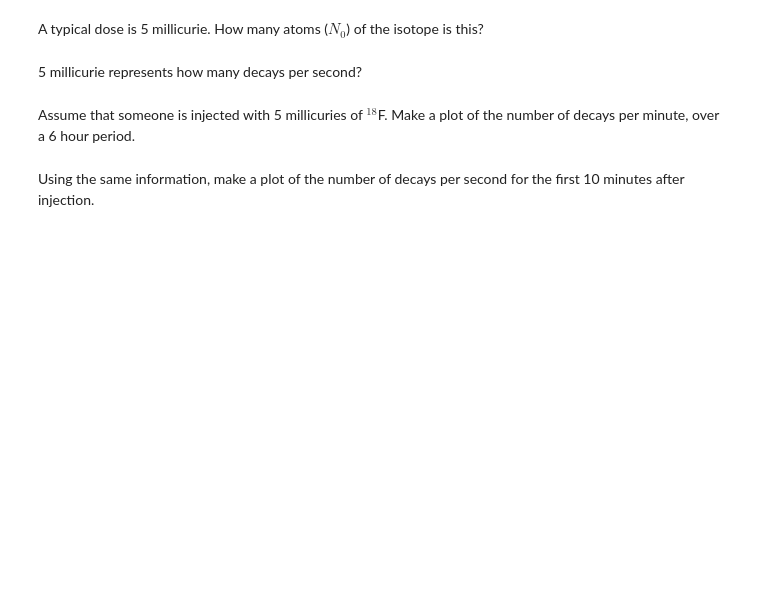
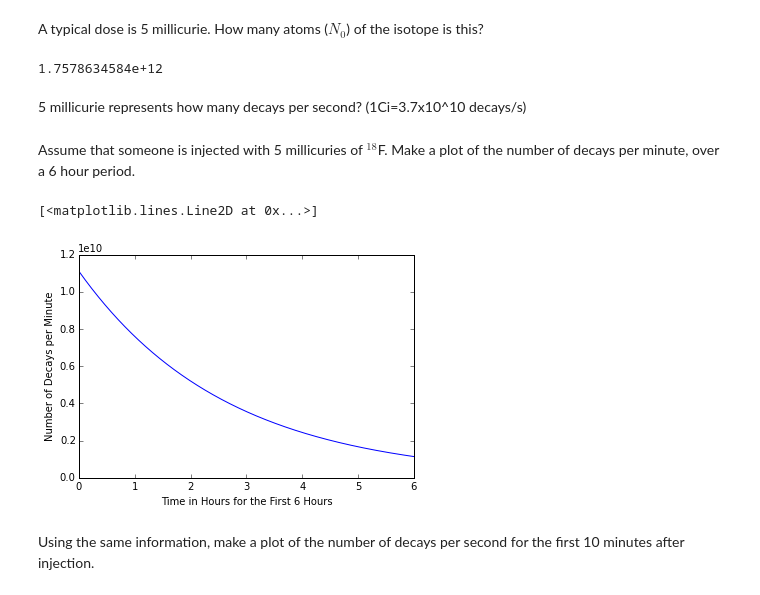
Before and after one commit to mattbellis/Siena_College_Physics_Jess_Muenkel, a Jupyter notebook: medical_physics/PET and CT scans.ipynb, the cells around one changed output. Cells and saved outputs as stored; diff of their text form; code cells hidden in the pictures; blank space fills up the shorter version.

Commit message:
Made Plots

```diff
--- a/medical_physics/PET and CT scans.ipynb
+++ b/medical_physics/PET and CT scans.ipynb
@@ -7,2 +5,6 @@ f_lifetime = None
+# %%
+f_lifetime_min = 109.771
+f_lifetime_sec = 109.771*60
+f_lifetime_micro=109.771*60*1e6
 # %% [markdown]
 A typical dose is 5 millicurie. How many atoms ($N_0$) of the isotope is this?
@@ -11,2 +11,12 @@ N0 = None
+# %%
+import math
+k_min=math.log(2)/f_lifetime_min
+k_sec=math.log(2)/f_lifetime_sec
+k_micro=math.log(2)/f_lifetime_micro
+N0 = 1.85e8/k_sec
+print N0
+# %% [output]
+1.7578634584e+12
 # %% [markdown]
 5 millicurie represents how many decays per second?
+    (1Ci=3.7x10^10 decays/s)
@@ -15,2 +23,4 @@ n_decays_second = None
+# %%
+n_decays_second = 1.85e8
 # %% [markdown]
 Assume that someone is injected with 5 millicuries of $^{18}$F. Make a plot of the number of decays per minute, over a 6 hour period.
@@ -19,2 +27,29 @@ Assume that someone is injected with 5 millicuries of $^{18}$F. Make a plot of t
+# %%
+import numpy as np
+
+#import matplotlib as mpl
+#from mpl_toolkits.mplot3d import Axes3D
+import matplotlib.pyplot as plt
+
+# Uncomment this if you want the graphs to pop out and be interactive
+#%pylab qt
+%matplotlib inline
+y=[]
+p0=n_decays_second*60
+n=10000
+x=np.linspace(0.,6.,n)
+for t in x:
+    z=60*t
+    p=p0*math.exp(-k_min*z)
+    y.append(p)
+
+
+plt.figure(1)
+plt.xlabel("Time in Hours for the First 6 Hours")
+plt.ylabel("Number of Decays per Minute")
+plt.plot(x,y)
+# %% [output]
+[<matplotlib.lines.Line2D at 0x...>]
+[figure, added]
 # %% [markdown]
 Using the same information, make a plot of the number of decays per second for the first 10 minutes after injection.
```
Also changed, not shown: parts of 9 cells of this notebook.
